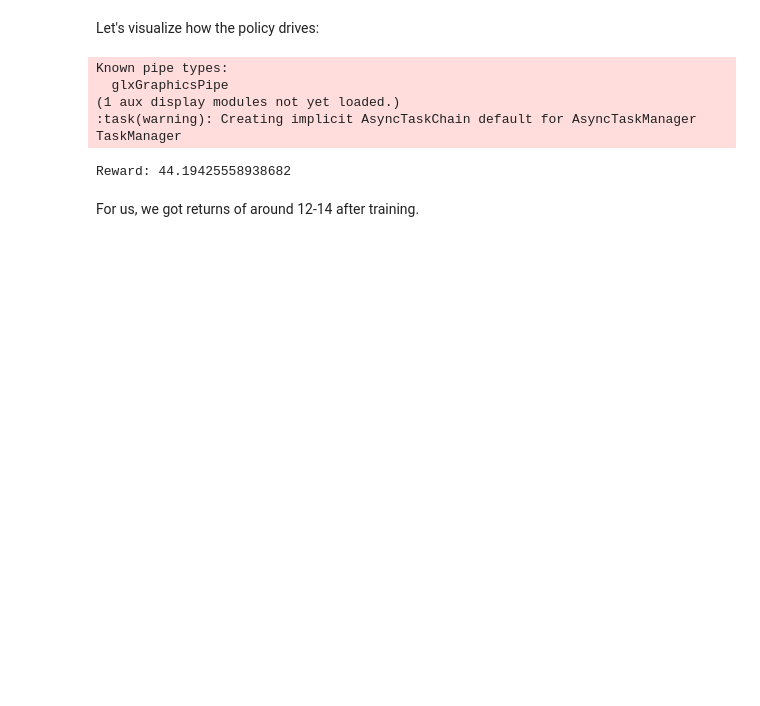
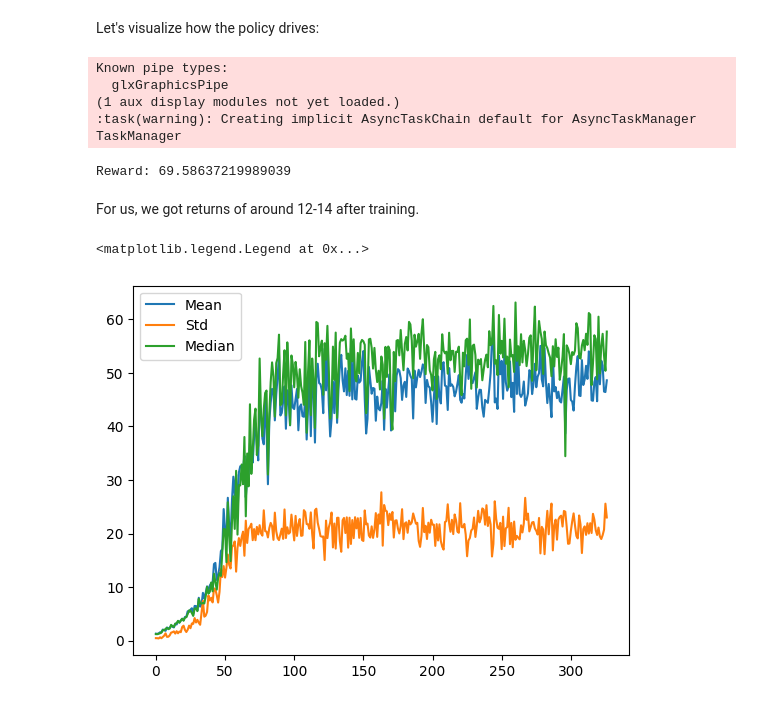
Before and after one commit to wz-ml/MetaDrive-Tutorials, a Jupyter notebook: PolicyGradient/policygradient_discrete_solution.ipynb, the cells around one changed output. Drawn from its saved outputs; the diff is of its cells as text; code cells hidden in the pictures; blank space fills up the shorter version.

```diff
--- a/PolicyGradient/policygradient_discrete_solution.ipynb
+++ b/PolicyGradient/policygradient_discrete_solution.ipynb
@@ -99,7 +99,7 @@ def discrete2continuous(action:int) -> npt.NDArray[np.float32]:
     Convert discrete action to continuous action
     """
     assert 0 <= action < 4
-    throttle_magnitude = 0.5
+    throttle_magnitude = 1.0
     brake_magnitude = 1.0
     steering_magnitude = 1.0
     match action:
@@ -398,4 +398,4 @@ return_stds = []
 return_medians = []
 losses = []
 # %%
-env = gym.make("MetaDrive-validation-v0", config={"use_render": False, "horizon": 100})
+env = gym.make("MetaDrive-validation-v0", config={"use_render": False, "horizon": 500})
@@ -404,5 +402,5 @@ AssertionError: Can not call this API after engine initialization!
 # %%
-TRAIN_EPOCHS = 500
+TRAIN_EPOCHS = 150
 EPISODES_PER_BATCH = 32
 GAMMA = 0.90
 CONFIG = PolicyGradientConfig(entropy_bonus=0.10)
@@ -465,6 +480,16 @@ Known pipe types:
   glxGraphicsPipe
 (1 aux display modules not yet loaded.)
 :task(warning): Creating implicit AsyncTaskChain default for AsyncTaskManager TaskManager
-Reward: 44.19425558938682
+Reward: 69.58637219989039
 # %% [markdown]
 For us, we got returns of around 12-14 after training.
+# %%
+# plot data
+import matplotlib.pyplot as plt
+plt.plot(return_means, label="Mean")
+plt.plot(return_stds, label="Std")
+plt.plot(return_medians, label="Median")
+plt.legend()
+# %% [output]
+<matplotlib.legend.Legend at 0x...>
+[figure, added]
```
Also changed, not shown: parts of 2 cells of this notebook, 2 other files.
